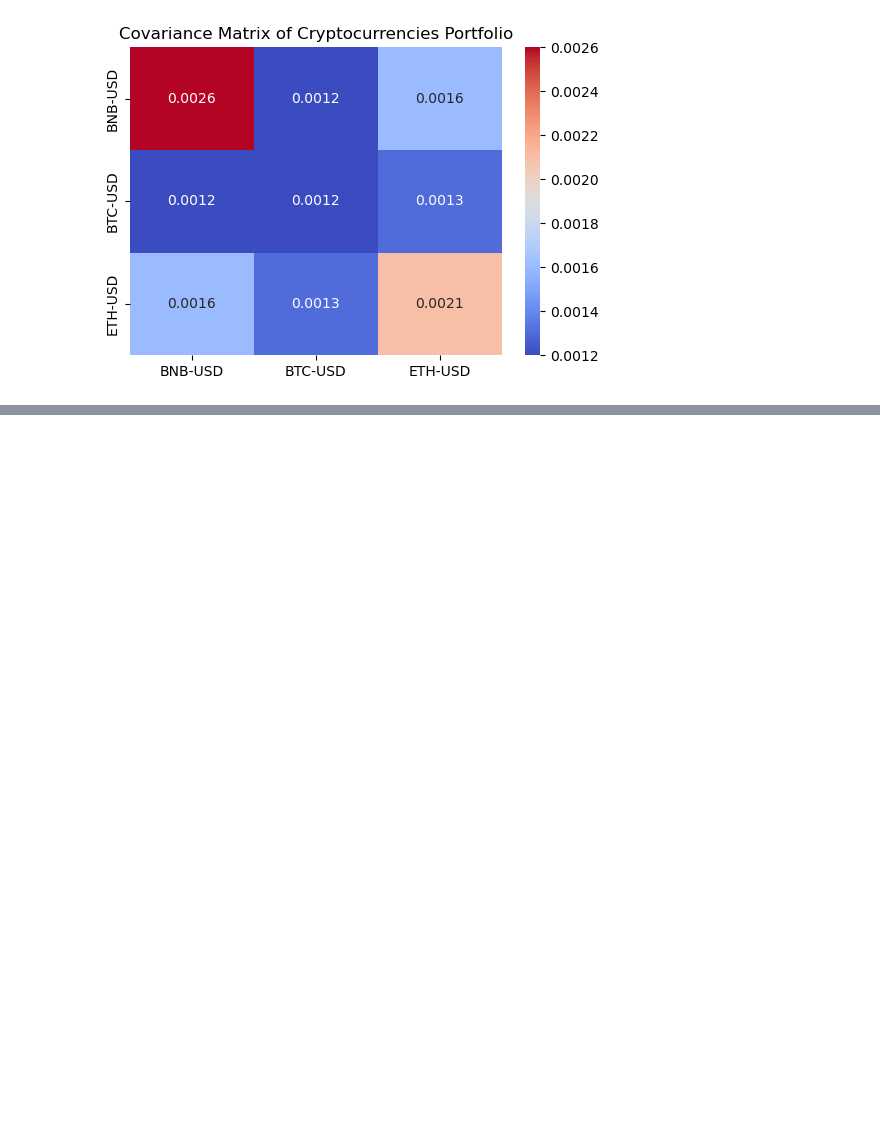
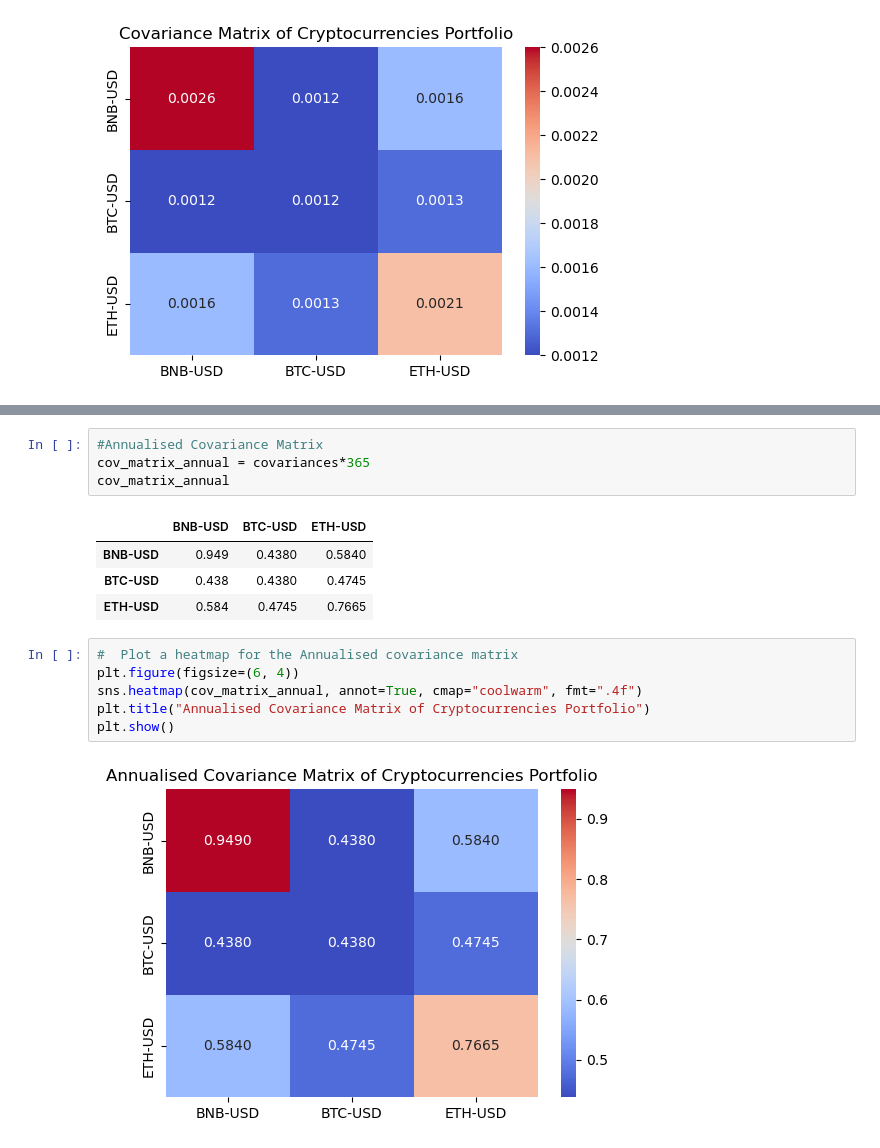
Before and after one commit to santosh3110/Crypto-Portfolio, a Jupyter notebook: Crypto_Portfolio.ipynb, the cells around one changed output, grey strips where cells are left out. Cells and saved outputs as stored; diff of their text form; blank space fills up the shorter version.

```diff
--- a/Crypto_Portfolio.ipynb
+++ b/Crypto_Portfolio.ipynb
@@ -122,0 +165,17 @@ plt.show()
+# %%
+#Annualised Covariance Matrix
+cov_matrix_annual = covariances*365
+cov_matrix_annual
+# %% [output]
+|  | BNB-USD | BTC-USD | ETH-USD |
+| BNB-USD | 0.949 | 0.4380 | 0.5840 |
+| BTC-USD | 0.438 | 0.4380 | 0.4745 |
+| ETH-USD | 0.584 | 0.4745 | 0.7665 |
+# %%
+#  Plot a heatmap for the Annualised covariance matrix
+plt.figure(figsize=(6, 4))
+sns.heatmap(cov_matrix_annual, annot=True, cmap="coolwarm", fmt=".4f")
+plt.title("Annualised Covariance Matrix of Cryptocurrencies Portfolio")
+plt.show()
+# %% [output]
+[figure, added]
```
Also changed, not shown: parts of 13 cells of this notebook.
